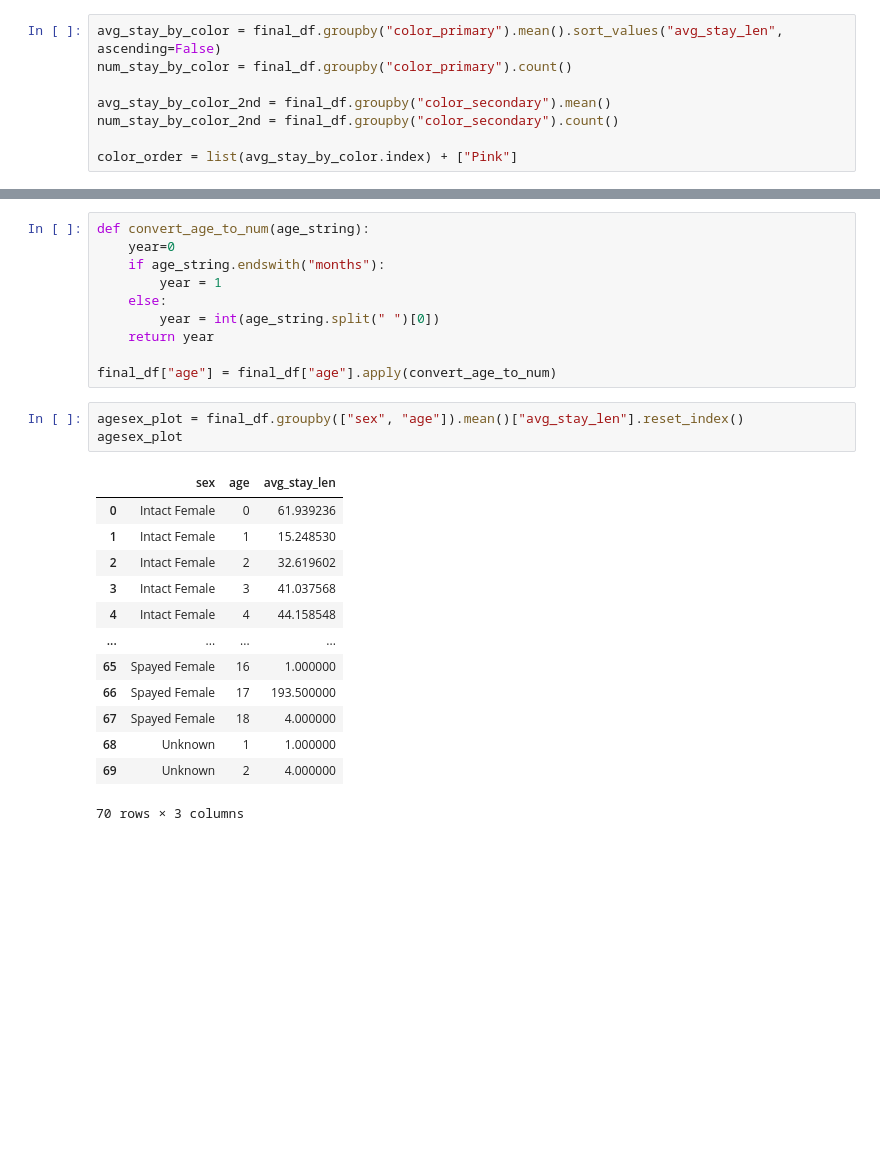
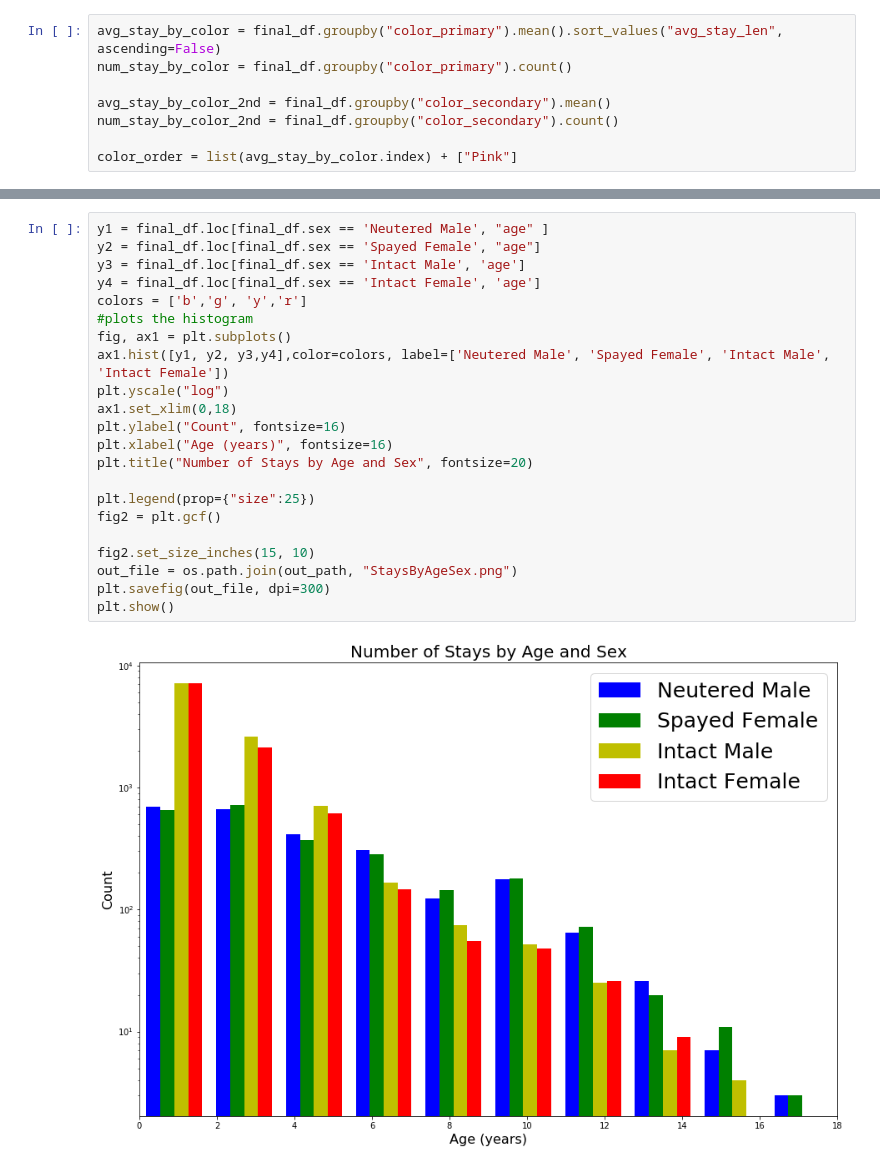
Before and after one commit to edhaarmanniv/Animal-Shelter-Project, a Jupyter notebook: plotting.ipynb, the cells around one changed output, grey strips where cells are left out. Cells and saved outputs as stored; diff of their text form; blank space fills up the shorter version.

```diff
--- a/plotting.ipynb
+++ b/plotting.ipynb
@@ -201,30 +114,27 @@ plt.savefig("NumberOfDaysInShelterByBreed.png")
 plt.show()
 # %% [output]
 [figure]
-# %%
-def convert_age_to_num(age_string):
-    year=0
-    if age_string.endswith("months"):
-        year = 1
-    else:
-        year = int(age_string.split(" ")[0])
-    return year
-
-final_df["age"] = final_df["age"].apply(convert_age_to_num)
-# %%
-agesex_plot = final_df.groupby(["sex", "age"]).mean()["avg_stay_len"].reset_index()
-agesex_plot
-# %% [output]
-|  | sex | age | avg_stay_len |
-| 0 | Intact Female | 0 | 61.939236 |
-| 1 | Intact Female | 1 | 15.248530 |
-| 2 | Intact Female | 2 | 32.619602 |
-| 3 | Intact Female | 3 | 41.037568 |
-| 4 | Intact Female | 4 | 44.158548 |
-| ... | ... | ... | ... |
-| 65 | Spayed Female | 16 | 1.000000 |
-| 66 | Spayed Female | 17 | 193.500000 |
-| 67 | Spayed Female | 18 | 4.000000 |
-| 68 | Unknown | 1 | 1.000000 |
-| 69 | Unknown | 2 | 4.000000 |
-70 rows × 3 columns
+# %%
+y1 = final_df.loc[final_df.sex == 'Neutered Male', "age" ]
+y2 = final_df.loc[final_df.sex == 'Spayed Female', "age"]
+y3 = final_df.loc[final_df.sex == 'Intact Male', 'age']
+y4 = final_df.loc[final_df.sex == 'Intact Female', 'age']
+colors = ['b','g', 'y','r']
+#plots the histogram
+fig, ax1 = plt.subplots()
+ax1.hist([y1, y2, y3,y4],color=colors, label=['Neutered Male', 'Spayed Female', 'Intact Male', 'Intact Female'])
+plt.yscale("log")
+ax1.set_xlim(0,18)
+plt.ylabel("Count", fontsize=16)
+plt.xlabel("Age (years)", fontsize=16)
+plt.title("Number of Stays by Age and Sex", fontsize=20)
+
+plt.legend(prop={"size":25})
+fig2 = plt.gcf()
+
+fig2.set_size_inches(15, 10)
+out_file = os.path.join(out_path, "StaysByAgeSex.png")
+plt.savefig(out_file, dpi=300)
+plt.show()
+# %% [output]
+[figure, added]
```
Also changed, not shown: parts of 14 cells of this notebook, 13 other files.
